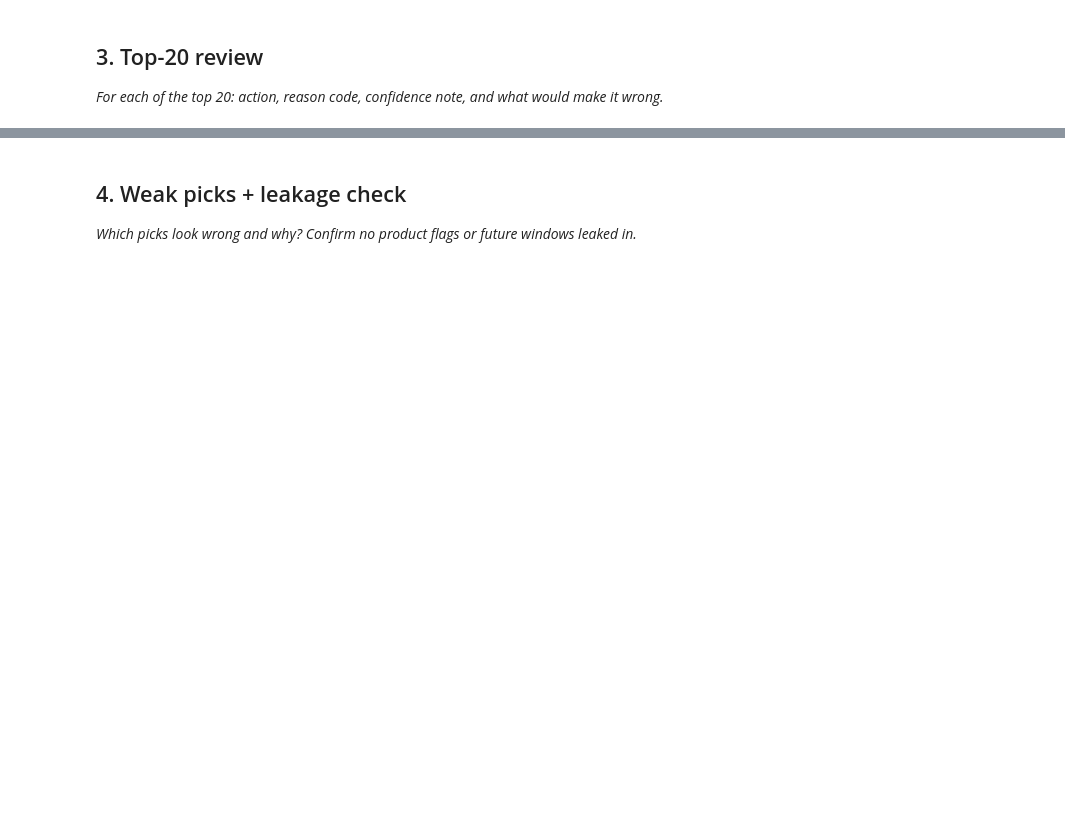
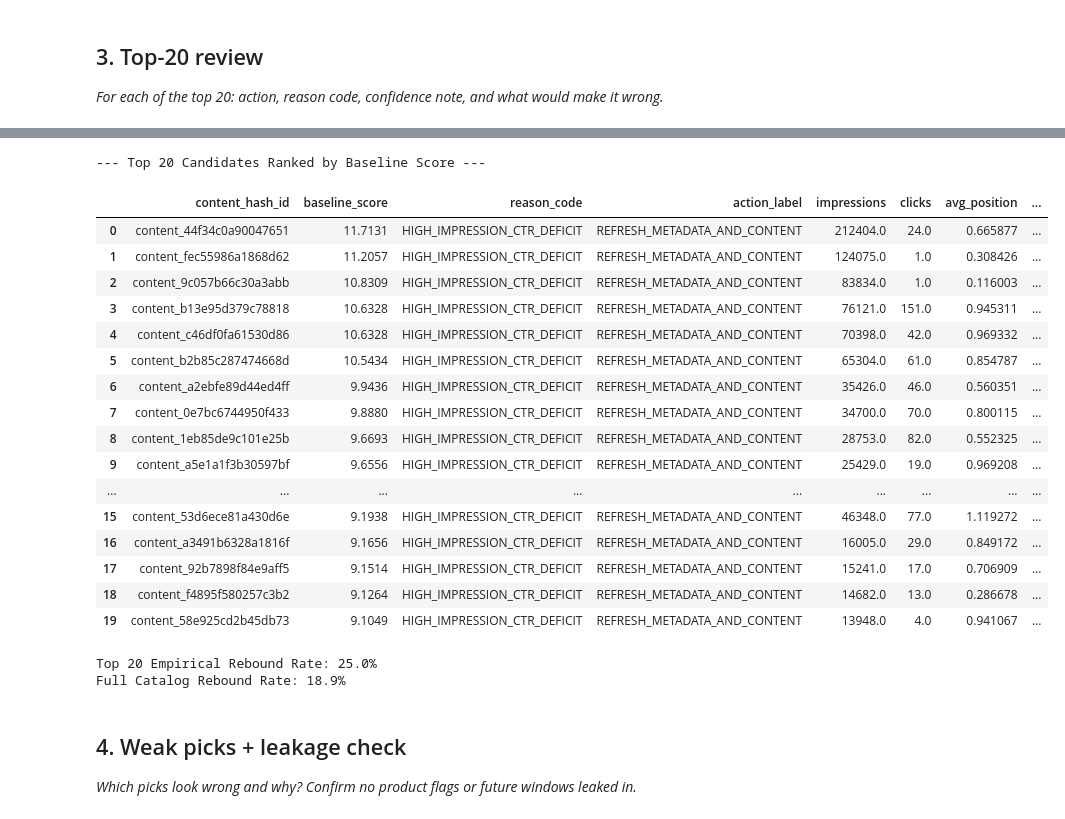
Before and after one commit to Muhammadfaheem8988/FlyRank-AI-internship, a Jupyter notebook: work/notebooks/w04_baseline_score.ipynb, the cells around one changed output, grey strips where cells are left out. Cells and saved outputs as stored; diff of their text form; code cells hidden in the pictures; blank space fills up the shorter version.

```diff
--- a/work/notebooks/w04_baseline_score.ipynb
+++ b/work/notebooks/w04_baseline_score.ipynb
@@ -30,3 +277,41 @@ This skeleton is yours to fill. Work the sections **in order** — each one has
+# %%
+# This cell is for CODE (numbers, a query, a check).
+# Write your text answer in the cell ABOVE this one — typing sentences here breaks Run All.
+# Format and display top 20 queue candidates alongside their actual future outcome
+top20 = ranked_queue.head(20).copy()
+
+# Add future April verification column to inspect performance
+top20_display = top20[[
+    'content_hash_id', 'baseline_score', 'reason_code', 'action_label',
+    'impressions', 'clicks', 'avg_position', 'ctr', 'april_clicks', 'future_rebounded'
+]]
+
+print("--- Top 20 Candidates Ranked by Baseline Score ---")
+display(top20_display)
+
+print(f"\nTop 20 Empirical Rebound Rate: {top20['future_rebounded'].mean() * 100:.1f}%")
+print(f"Full Catalog Rebound Rate: {df['future_rebounded'].mean() * 100:.1f}%")
+# %% [output]
+--- Top 20 Candidates Ranked by Baseline Score ---
+|  | content_hash_id | baseline_score | reason_code | action_label | impressions | clicks | avg_position | ... |
+| 0 | content_44f34c0a90047651 | 11.7131 | HIGH_IMPRESSION_CTR_DEFICIT | REFRESH_METADATA_AND_CONTENT | 212404.0 | 24.0 | 0.665877 | ... |
+| 1 | content_fec55986a1868d62 | 11.2057 | HIGH_IMPRESSION_CTR_DEFICIT | REFRESH_METADATA_AND_CONTENT | 124075.0 | 1.0 | 0.308426 | ... |
+| 2 | content_9c057b66c30a3abb | 10.8309 | HIGH_IMPRESSION_CTR_DEFICIT | REFRESH_METADATA_AND_CONTENT | 83834.0 | 1.0 | 0.116003 | ... |
+| 3 | content_b13e95d379c78818 | 10.6328 | HIGH_IMPRESSION_CTR_DEFICIT | REFRESH_METADATA_AND_CONTENT | 76121.0 | 151.0 | 0.945311 | ... |
+| 4 | content_c46df0fa61530d86 | 10.6328 | HIGH_IMPRESSION_CTR_DEFICIT | REFRESH_METADATA_AND_CONTENT | 70398.0 | 42.0 | 0.969332 | ... |
+| 5 | content_b2b85c287474668d | 10.5434 | HIGH_IMPRESSION_CTR_DEFICIT | REFRESH_METADATA_AND_CONTENT | 65304.0 | 61.0 | 0.854787 | ... |
+| 6 | content_a2ebfe89d44ed4ff | 9.9436 | HIGH_IMPRESSION_CTR_DEFICIT | REFRESH_METADATA_AND_CONTENT | 35426.0 | 46.0 | 0.560351 | ... |
+| 7 | content_0e7bc6744950f433 | 9.8880 | HIGH_IMPRESSION_CTR_DEFICIT | REFRESH_METADATA_AND_CONTENT | 34700.0 | 70.0 | 0.800115 | ... |
+| 8 | content_1eb85de9c101e25b | 9.6693 | HIGH_IMPRESSION_CTR_DEFICIT | REFRESH_METADATA_AND_CONTENT | 28753.0 | 82.0 | 0.552325 | ... |
+| 9 | content_a5e1a1f3b30597bf | 9.6556 | HIGH_IMPRESSION_CTR_DEFICIT | REFRESH_METADATA_AND_CONTENT | 25429.0 | 19.0 | 0.969208 | ... |
+| ... | ... | ... | ... | ... | ... | ... | ... | ... |
+| 15 | content_53d6ece81a430d6e | 9.1938 | HIGH_IMPRESSION_CTR_DEFICIT | REFRESH_METADATA_AND_CONTENT | 46348.0 | 77.0 | 1.119272 | ... |
+| 16 | content_a3491b6328a1816f | 9.1656 | HIGH_IMPRESSION_CTR_DEFICIT | REFRESH_METADATA_AND_CONTENT | 16005.0 | 29.0 | 0.849172 | ... |
+| 17 | content_92b7898f84e9aff5 | 9.1514 | HIGH_IMPRESSION_CTR_DEFICIT | REFRESH_METADATA_AND_CONTENT | 15241.0 | 17.0 | 0.706909 | ... |
+| 18 | content_f4895f580257c3b2 | 9.1264 | HIGH_IMPRESSION_CTR_DEFICIT | REFRESH_METADATA_AND_CONTENT | 14682.0 | 13.0 | 0.286678 | ... |
+| 19 | content_58e925cd2b45db73 | 9.1049 | HIGH_IMPRESSION_CTR_DEFICIT | REFRESH_METADATA_AND_CONTENT | 13948.0 | 4.0 | 0.941067 | ... |
+Top 20 Empirical Rebound Rate: 25.0%
+Full Catalog Rebound Rate: 18.9%
 # %% [markdown]
 ## 4. Weak picks + leakage check
 
```
Also changed, not shown: parts of 11 cells of this notebook.
